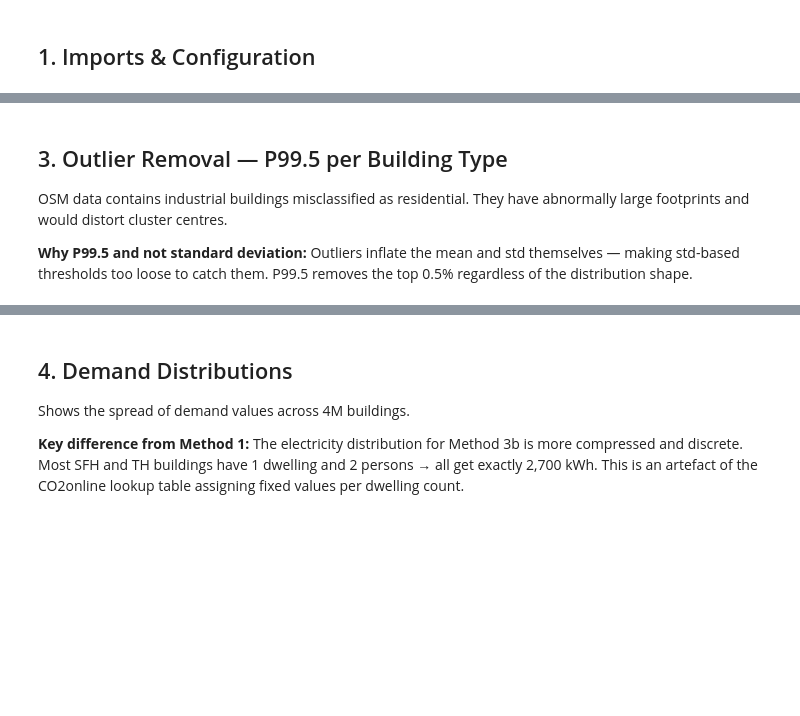
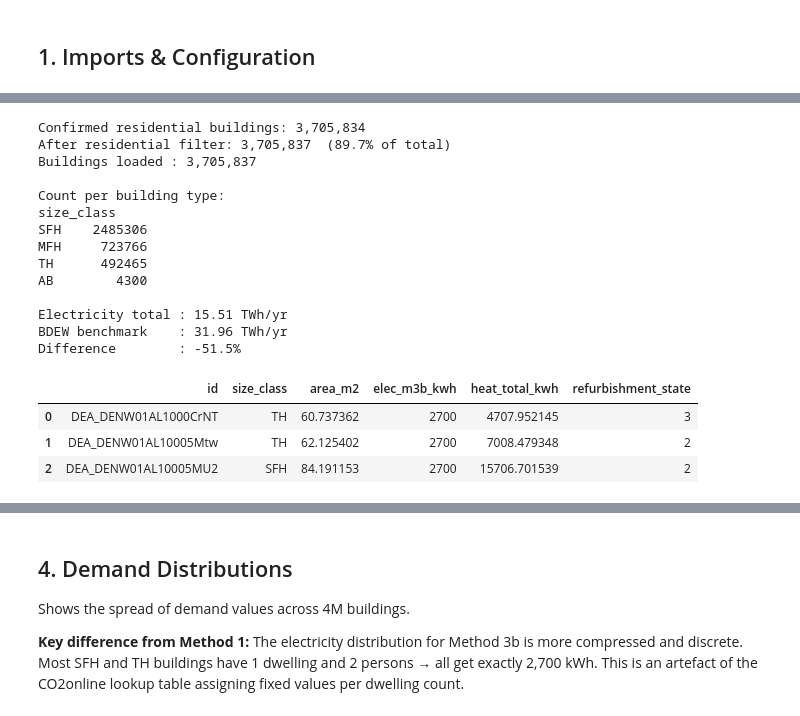
Before and after one commit to zaitounsr-a11y/nrw-building-clustering, a Jupyter notebook: clustering_m3b_by_type.ipynb, the cells around one changed output, grey strips where cells are left out. Cells and saved outputs as stored; diff of their text form; code cells hidden in the pictures; blank space fills up the shorter version.

```diff
--- a/clustering_m3b_by_type.ipynb
+++ b/clustering_m3b_by_type.ipynb
@@ -67,26 +69,47 @@ Including it would double-count electricity demand in the simulation.
 # %%
 BASE_DIR   = os.getcwd()
-FILE_M3B   = os.path.join(BASE_DIR, 'DEA_method3b_final.parquet')
+FILE_RES   = os.path.join(BASE_DIR, 'clustering_results', 'residential_buildings.parquet')
 
-m3b = pd.read_parquet(FILE_M3B, columns=[
+# Load confirmed residential buildings
+# residential_buildings.parquet comes from residential_filter_and_lawn_area.ipynb
+m3b_res = pd.read_parquet(FILE_RES, columns=['id'])
+print(f'Confirmed residential buildings: {len(m3b_res):,}')
+
+# Load full M3b parquet to get all columns needed for clustering
+FILE_FULL = os.path.join(BASE_DIR, 'DEA_method3b_final.parquet')
+m3b_full  = pd.read_parquet(FILE_FULL, columns=[
     'id', 'size_class', 'area_m2',
-    'elec_m3b_kwh', 'pv_potential_kwh', 'heat_total_kwh',
+    'elec_m3b_kwh', 'heat_total_kwh',
     'refurbishment_state'
 ])
+
+# Keep only confirmed residential buildings
+m3b = m3b_full[m3b_full['id'].isin(m3b_res['id'])].copy().reset_index(drop=True)
+print(f'After residential filter: {len(m3b):,}  ({len(m3b)/len(m3b_full)*100:.1f}% of total)')
 
 print(f'Buildings loaded : {len(m3b):,}')
 print(f'\nCount per building type:')
 print(m3b['size_class'].value_counts().to_string())
 print(f'\nElectricity total : {m3b["elec_m3b_kwh"].sum()/1e9:.2f} TWh/yr')
 print(f'BDEW benchmark    : 31.96 TWh/yr')
 print(f'Difference        : {(m3b["elec_m3b_kwh"].sum()/1e9 - 31.96)/31.96*100:.1f}%')
 m3b.head(3)
+# %% [output]
+Confirmed residential buildings: 3,705,834
+After residential filter: 3,705,837  (89.7% of total)
+Buildings loaded : 3,705,837
+
+Count per building type:
+size_class
+SFH    2485306
+MFH     723766
+TH      492465
+AB        4300
+
+Electricity total : 15.51 TWh/yr
+BDEW benchmark    : 31.96 TWh/yr
+Difference        : -51.5%
+|  | id | size_class | area_m2 | elec_m3b_kwh | heat_total_kwh | refurbishment_state |
+| 0 | DEA_DENW01AL1000CrNT | TH | 60.737362 | 2700 | 4707.952145 | 3 |
+| 1 | DEA_DENW01AL10005Mtw | TH | 62.125402 | 2700 | 7008.479348 | 2 |
+| 2 | DEA_DENW01AL10005MU2 | SFH | 84.191153 | 2700 | 15706.701539 | 2 |
-# %% [markdown]
-## 3. Outlier Removal — P99.5 per Building Type
-
-OSM data contains industrial buildings misclassified as residential.
-They have abnormally large footprints and would distort cluster centres.
-
-**Why P99.5 and not standard deviation:**
-Outliers inflate the mean and std themselves — making std-based thresholds too loose to catch them.
-P99.5 removes the top 0.5% regardless of the distribution shape.
```
Also changed, not shown: parts of 21 cells of this notebook, 1 other file.
